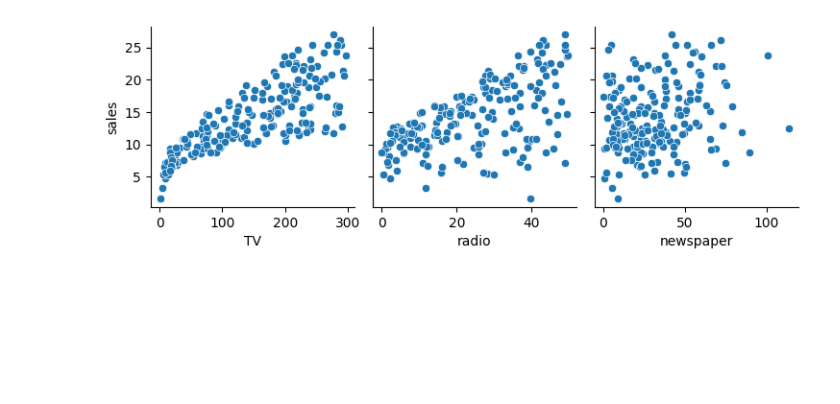
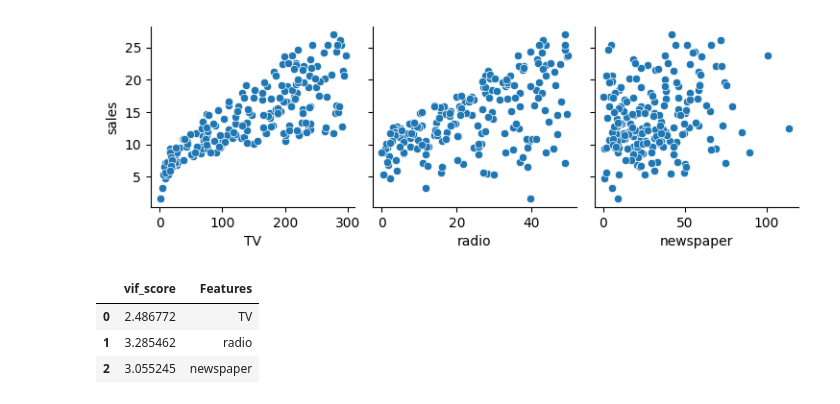
Before and after one commit to sohamvsonar/linearRegression, a Jupyter notebook: linearregression.ipynb, the cells around one changed output. Saved outputs shown, nothing was run; the diff lists cells and outputs as text; code cells hidden in the pictures; blank space fills up the shorter version.

```diff
--- a/linearregression.ipynb
+++ b/linearregression.ipynb
@@ -117,3 +117,23 @@ sns.pairplot(df, x_vars= ['TV', 'radio', 'newspaper'], y_vars = ['sales'])
 plt.show()
 # %% [output]
 [figure]
+# %%
+# Multi COllinearity
+# VIF Score
+
+from statsmodels.stats.outliers_influence import variance_inflation_factor
+
+def vif_score(X):
+    X_arr = X.values
+    vif = [variance_inflation_factor(X_arr, i) for i in range(X.shape[1])]
+    vif_score = pd.DataFrame()
+    vif_score ['vif_score'] = vif
+    vif_score['Features'] = X.columns
+    return vif_score
+
+vif_score(X)
+# %% [output]
+|  | vif_score | Features |
+| 0 | 2.486772 | TV |
+| 1 | 3.285462 | radio |
+| 2 | 3.055245 | newspaper |
```
Also changed, not shown: parts of 1 cell of this notebook.
